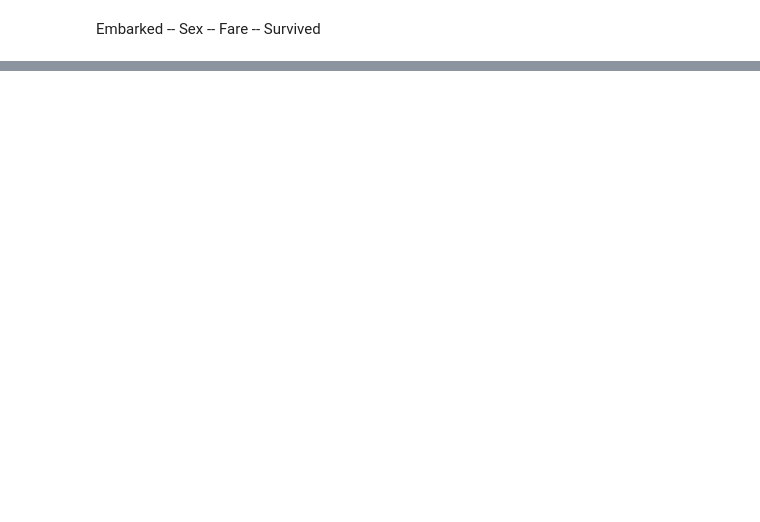
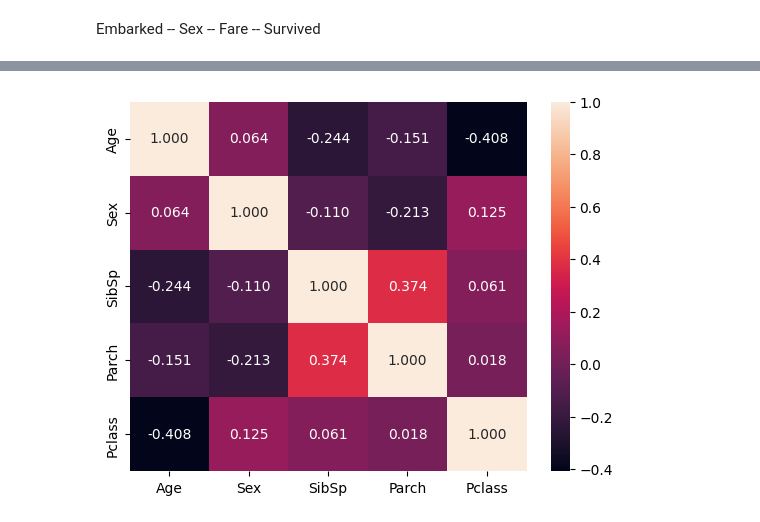
Before and after one commit to MertHasanAslan/titanic_ml, a Jupyter notebook: src/titanic_ml.ipynb, the cells around one changed output, grey strips where cells are left out. Drawn from its saved outputs; the diff is of its cells as text; code cells hidden in the pictures; blank space fills up the shorter version.

```diff
--- a/src/titanic_ml.ipynb
+++ b/src/titanic_ml.ipynb
@@ -487,0 +523,3 @@ plt.show()
+# %%
+full_df["Sex"] = [1 if i == "male" else 0 for i in full_df["Sex"]]
+full_df[["Sex"]]
@@ -487,0 +540,5 @@ plt.show()
+# %%
+sns.heatmap(full_df[["Age", "Sex", "SibSp", "Parch", "Pclass"]].corr(), annot=True, fmt=".3f")
+plt.show()
+# %% [output]
+[figure, added]
```
Also changed, not shown: parts of 12 cells of this notebook.
